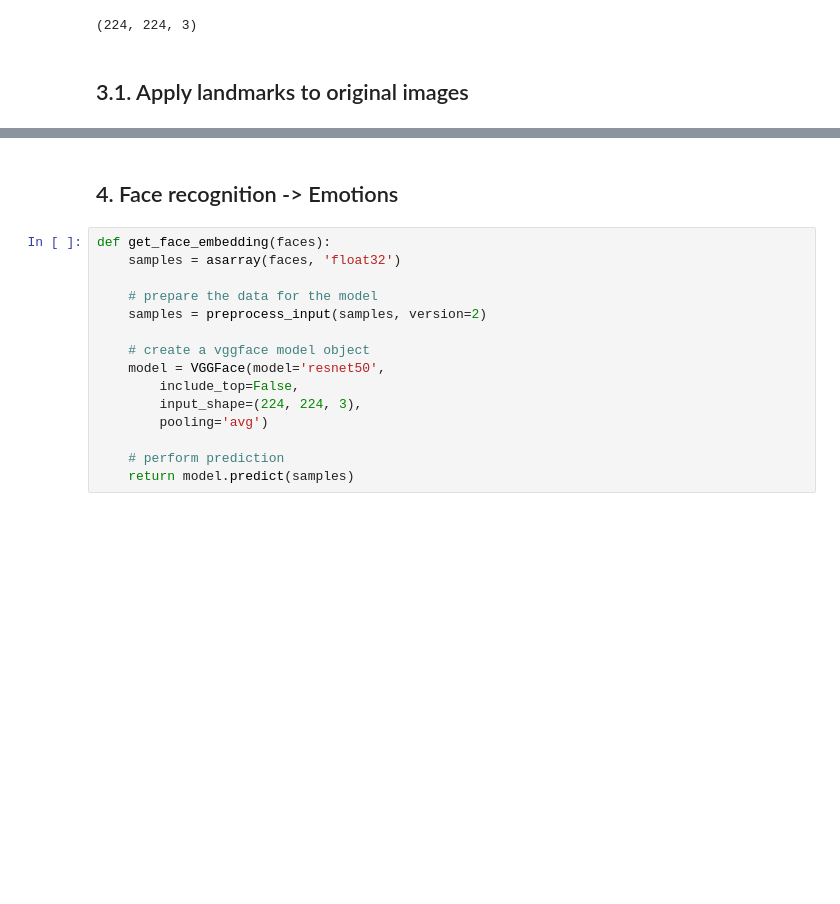
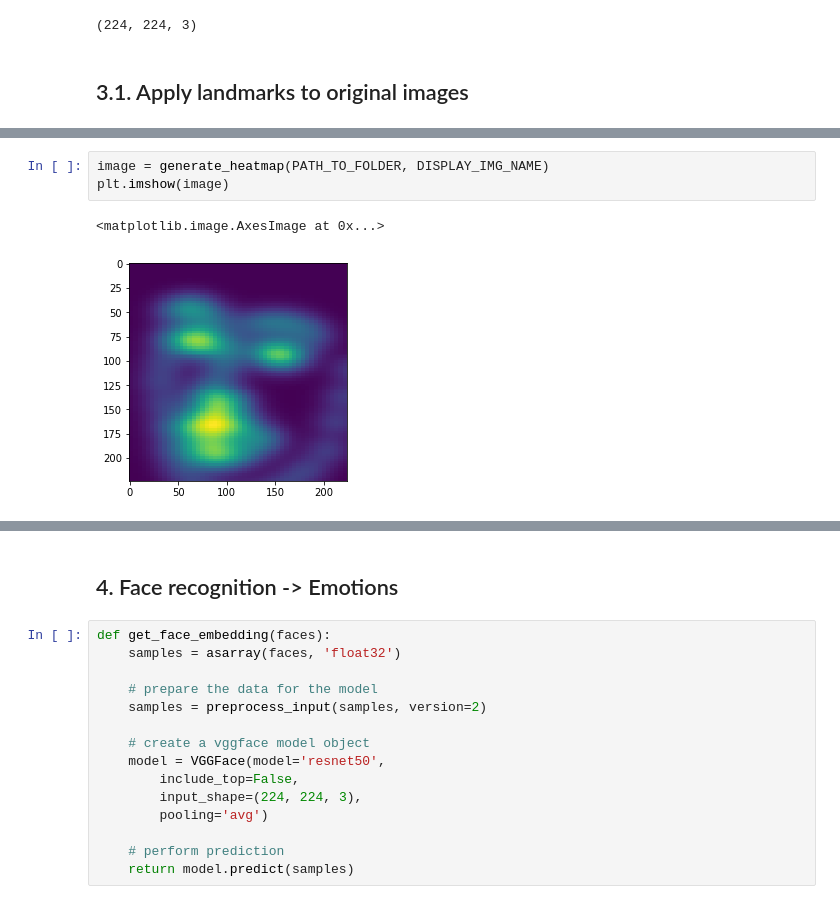
Before and after one commit to TobiKick/EmotionAnalytics_Prototype_Python, a Jupyter notebook: training/model_video_ipython.ipynb, the cells around one changed output, grey strips where cells are left out. Cells and saved outputs as stored; diff of their text form; blank space fills up the shorter version.

```diff
--- a/training/model_video_ipython.ipynb
+++ b/training/model_video_ipython.ipynb
@@ -515,0 +605,6 @@ plt.imshow(image)
+# %%
+image = generate_heatmap(PATH_TO_FOLDER, DISPLAY_IMG_NAME)
+plt.imshow(image)
+# %% [output]
+<matplotlib.image.AxesImage at 0x...>
+[figure, added]
```
Also changed, not shown: parts of 17 cells of this notebook, 7 other files.
